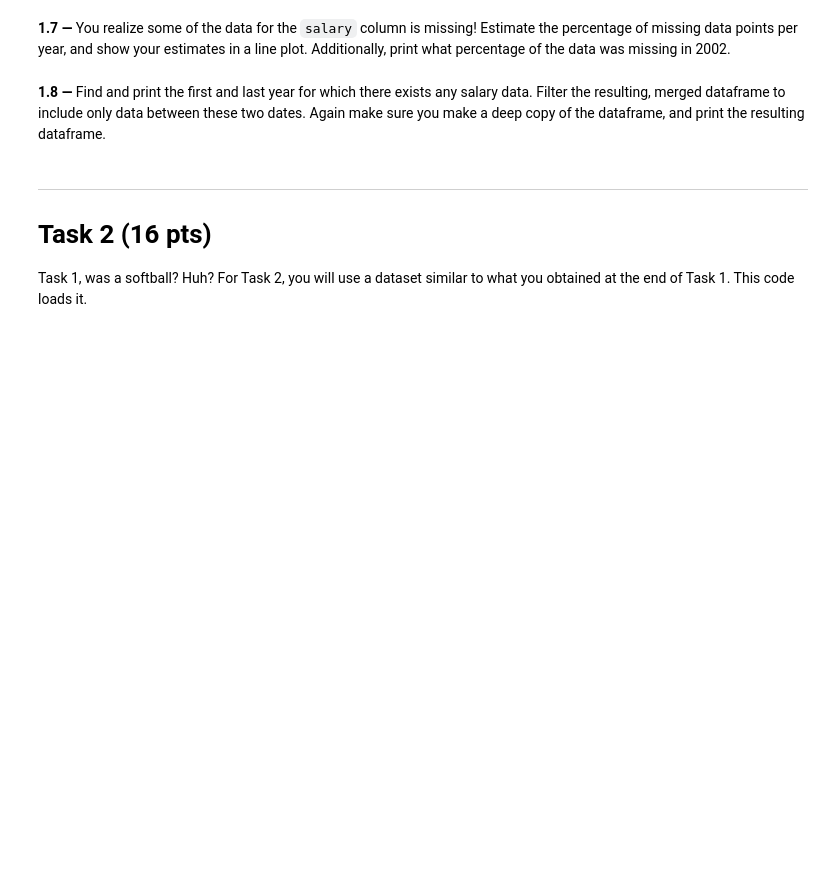
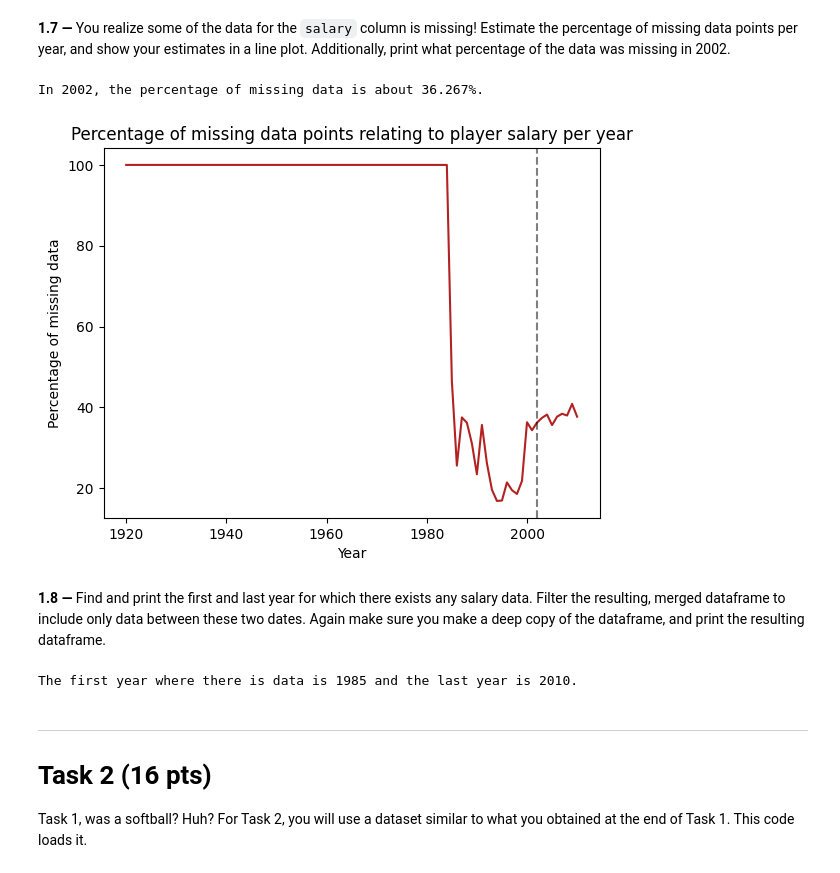
Before and after one commit to benjaminAouzir/FautTrouverUnNomPourADA, a Jupyter notebook: 01 - Pandas Data Wrangling and Data Viz/h1.ipynb, the cells around one changed output. Cells and saved outputs as stored; diff of their text form; code cells hidden in the pictures; blank space fills up the shorter version.

```diff
--- a/01 - Pandas Data Wrangling and Data Viz/h1.ipynb
+++ b/01 - Pandas Data Wrangling and Data Viz/h1.ipynb
@@ -136,4 +173,17 @@ merged_df = pd.merge(df_people_filt, df_pitching_filt, on='playerID', how='inner
 # %% [markdown]
 **1.5 —** Filter the dataset you just merged (hereinafter `Pitching-People`) to just contain data from after 1920 (with 1920 included). Do the same with the `Salaries` dataset. Make deep copies of both dataframes as you filter them.
+# %%
+# keep data from after 1920
+mask = pitching_ft_people['yearID'] >= 1920
+pitching_ft_people = pitching_ft_people[mask]
+pitching_ft_people_copy = pitching_ft_people.copy()
+
+mask = df_salaries_no_duplicates['yearID'] >= 1920
+df_salaries_no_duplicates = df_salaries_no_duplicates[mask]
+df_salaries_no_duplicates_copy = df_salaries_no_duplicates.copy()
 # %% [markdown]
 **1.6 —**  Merge the `Pitching-People` dataframe with the `Salaries` dataframe. Your merge should populate the `Pitching-People` dataframe with statistics about the pitchers'salaries across the years. Note that the `Salaries` dataframe contains the salary **per year.** Print the resulting dataframe.
+# %%
+# we keep the keys from the pitching-people merged df
+pitching_ft_people_ft_salaries = pd.merge(pitching_ft_people, df_salaries_no_duplicates, on=['playerID', 'yearID'], how='left')
+display(pitching_ft_people_ft_salaries)
@@ -140,7 +204,34 @@ merged_df = pd.merge(df_people_filt, df_pitching_filt, on='playerID', how='inner
 # %% [markdown]
 **1.7 —** You realize some of the data for the `salary` column is missing! Estimate the percentage of missing data points per year, and show your estimates in a line plot. Additionally, print what percentage of the data was missing in 2002.
+# %%
+# count the number of NaN values per year in the merged dataframe
+nan_by_year = 100 * pitching_ft_people_ft_salaries.groupby("yearID")["salary"].apply(lambda x: x.isna().sum()/x.shape[0])
+
+# plot the data
+nan_by_year.plot(color='firebrick')
+
+plt.title('Percentage of missing data points relating to player salary per year')
+plt.xlabel('Year')
+plt.ylabel('Percentage of missing data')
+
+plt.axvline(x=2002, color='black', alpha=0.5, linestyle="--")
+
+plt.plot()
+
+print('In 2002, the percentage of missing data is about ' + str(nan_by_year[2002].round(3)) + '%.')
+# %% [output]
+In 2002, the percentage of missing data is about 36.267%.
+[figure, added]
 # %% [markdown]
 **1.8 —** Find and print the first and last year for which there exists any salary data. Filter the resulting, merged dataframe to include only data between these two dates. Again make sure you make a deep copy of the dataframe, and print the resulting dataframe.
+# %%
+# find the first index in the series where there is not 100% missing data and the last index of the series
+first_year_of_data = (nan_by_year != 100.).idxmax()
+last_year_of_data  = nan_by_year.index[-1]
+
+print('The first year where there is data is ' + str(first_year_of_data) + ' and the last year is ' + str(last_year_of_data) + '.')
+# %% [output]
+The first year where there is data is 1985 and the last year is 2010.
 # %% [markdown]
 ---
 
```
Also changed, not shown: parts of 14 cells of this notebook.
